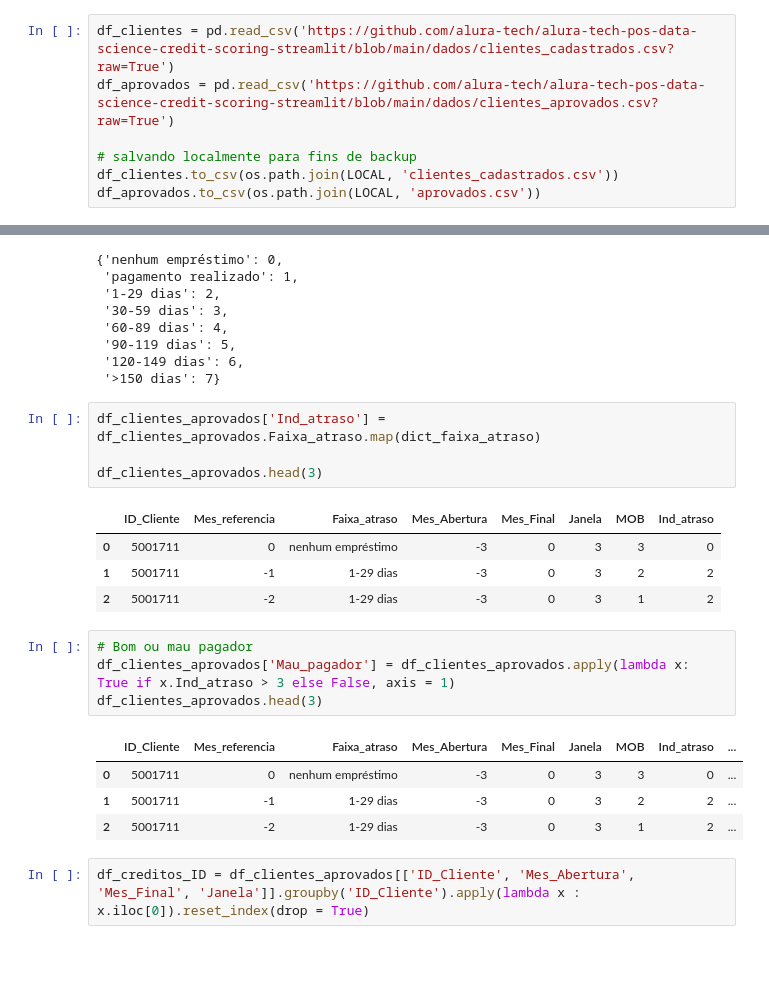
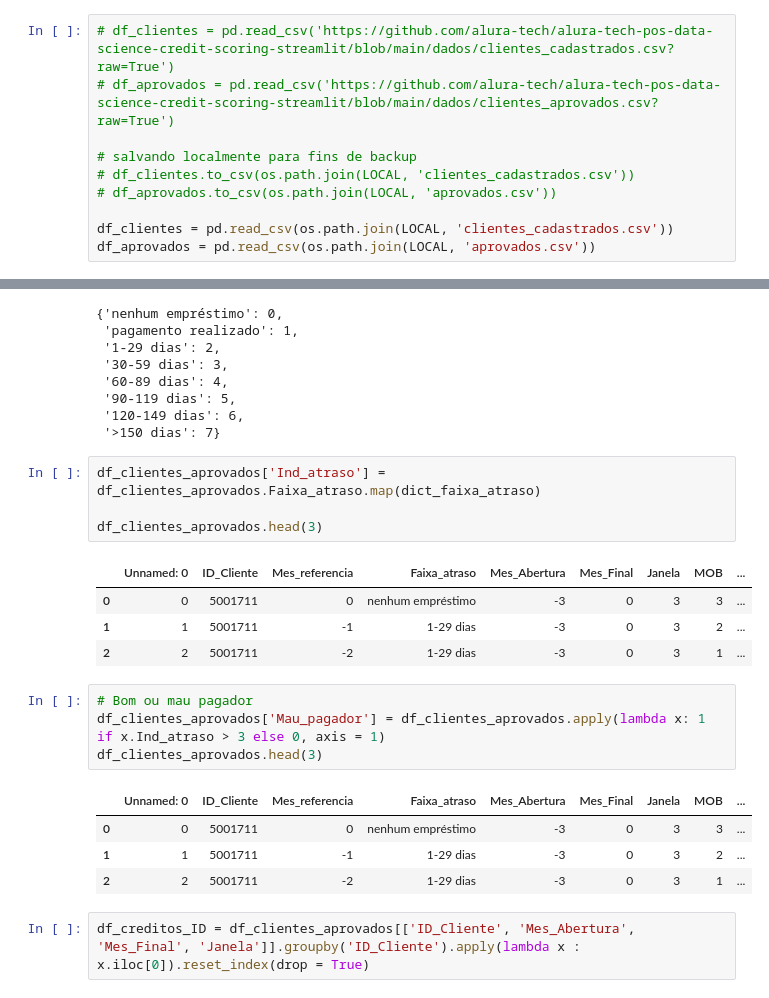
Before and after one commit to victoria-menezes/fiap-data-analytics-atividades4, a Jupyter notebook: 2_deploy de aplicacoes.ipynb, the cells around one changed output, grey strips where cells are left out. Cells and saved outputs as stored; diff of their text form; blank space fills up the shorter version.

```diff
--- a/2_deploy de aplicacoes.ipynb
+++ b/2_deploy de aplicacoes.ipynb
@@ -28,12 +40,15 @@ LOCAL = './local/credito/'
 # %% [markdown]
 O dataset também está disponível no Kaggle [aqui](https://www.kaggle.com/datasets/rikdifos/credit-card-approval-prediction) como `application_record` e `credit_record`, em inglês.
 # %%
-df_clientes = pd.read_csv('https://github.com/alura-tech/alura-tech-pos-data-science-credit-scoring-streamlit/blob/main/dados/clientes_cadastrados.csv?raw=True')
-df_aprovados = pd.read_csv('https://github.com/alura-tech/alura-tech-pos-data-science-credit-scoring-streamlit/blob/main/dados/clientes_aprovados.csv?raw=True')
+# df_clientes = pd.read_csv('https://github.com/alura-tech/alura-tech-pos-data-science-credit-scoring-streamlit/blob/main/dados/clientes_cadastrados.csv?raw=True')
+# df_aprovados = pd.read_csv('https://github.com/alura-tech/alura-tech-pos-data-science-credit-scoring-streamlit/blob/main/dados/clientes_aprovados.csv?raw=True')
 
 # salvando localmente para fins de backup
-df_clientes.to_csv(os.path.join(LOCAL, 'clientes_cadastrados.csv'))
-df_aprovados.to_csv(os.path.join(LOCAL, 'aprovados.csv'))
+# df_clientes.to_csv(os.path.join(LOCAL, 'clientes_cadastrados.csv'))
+# df_aprovados.to_csv(os.path.join(LOCAL, 'aprovados.csv'))
+
+df_clientes = pd.read_csv(os.path.join(LOCAL, 'clientes_cadastrados.csv'))
+df_aprovados = pd.read_csv(os.path.join(LOCAL, 'aprovados.csv'))
 # %%
 df_clientes.head(3)
 # %% [output]
@@ -505,19 +525,19 @@ df_clientes_aprovados['Ind_atraso'] = df_clientes_aprovados.Faixa_atraso.map(dic
 
 df_clientes_aprovados.head(3)
 # %% [output]
-|  | ID_Cliente | Mes_referencia | Faixa_atraso | Mes_Abertura | Mes_Final | Janela | MOB | Ind_atraso |
-| 0 | 5001711 | 0 | nenhum empréstimo | -3 | 0 | 3 | 3 | 0 |
-| 1 | 5001711 | -1 | 1-29 dias | -3 | 0 | 3 | 2 | 2 |
-| 2 | 5001711 | -2 | 1-29 dias | -3 | 0 | 3 | 1 | 2 |
+|  | Unnamed: 0 | ID_Cliente | Mes_referencia | Faixa_atraso | Mes_Abertura | Mes_Final | Janela | MOB | ... |
+| 0 | 0 | 5001711 | 0 | nenhum empréstimo | -3 | 0 | 3 | 3 | ... |
+| 1 | 1 | 5001711 | -1 | 1-29 dias | -3 | 0 | 3 | 2 | ... |
+| 2 | 2 | 5001711 | -2 | 1-29 dias | -3 | 0 | 3 | 1 | ... |
 # %%
 # Bom ou mau pagador
-df_clientes_aprovados['Mau_pagador'] = df_clientes_aprovados.apply(lambda x: True if x.Ind_atraso > 3 else False, axis = 1)
+df_clientes_aprovados['Mau_pagador'] = df_clientes_aprovados.apply(lambda x: 1 if x.Ind_atraso > 3 else 0, axis = 1)
 df_clientes_aprovados.head(3)
 # %% [output]
-|  | ID_Cliente | Mes_referencia | Faixa_atraso | Mes_Abertura | Mes_Final | Janela | MOB | Ind_atraso | ... |
-| 0 | 5001711 | 0 | nenhum empréstimo | -3 | 0 | 3 | 3 | 0 | ... |
-| 1 | 5001711 | -1 | 1-29 dias | -3 | 0 | 3 | 2 | 2 | ... |
-| 2 | 5001711 | -2 | 1-29 dias | -3 | 0 | 3 | 1 | 2 | ... |
+|  | Unnamed: 0 | ID_Cliente | Mes_referencia | Faixa_atraso | Mes_Abertura | Mes_Final | Janela | MOB | ... |
+| 0 | 0 | 5001711 | 0 | nenhum empréstimo | -3 | 0 | 3 | 3 | ... |
+| 1 | 1 | 5001711 | -1 | 1-29 dias | -3 | 0 | 3 | 2 | ... |
+| 2 | 2 | 5001711 | -2 | 1-29 dias | -3 | 0 | 3 | 1 | ... |
 # %%
 df_creditos_ID = df_clientes_aprovados[['ID_Cliente', 'Mes_Abertura', 'Mes_Final', 'Janela']].groupby('ID_Cliente').apply(lambda x : x.iloc[0]).reset_index(drop = True)
 # %%
```
Also changed, not shown: parts of 41 cells of this notebook.
